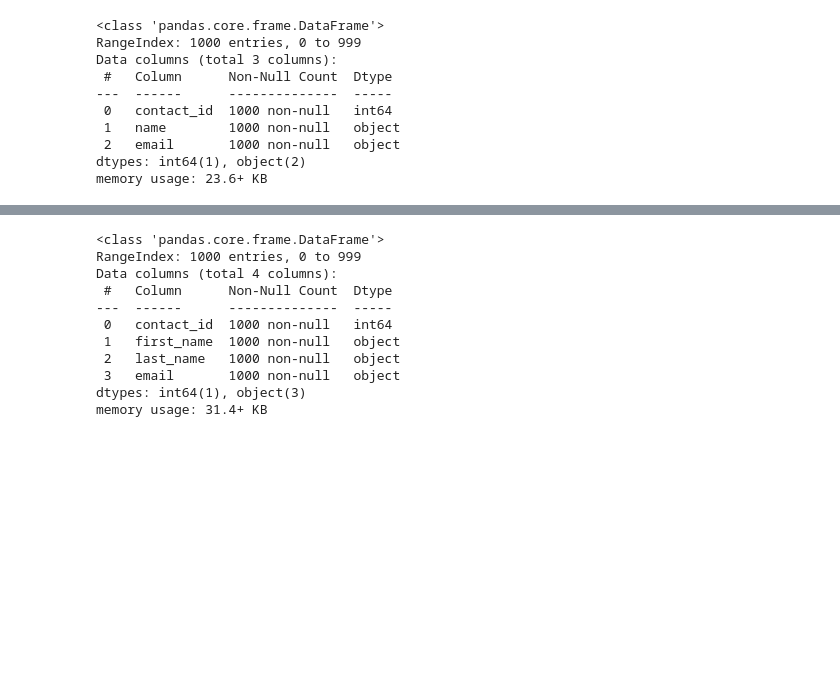
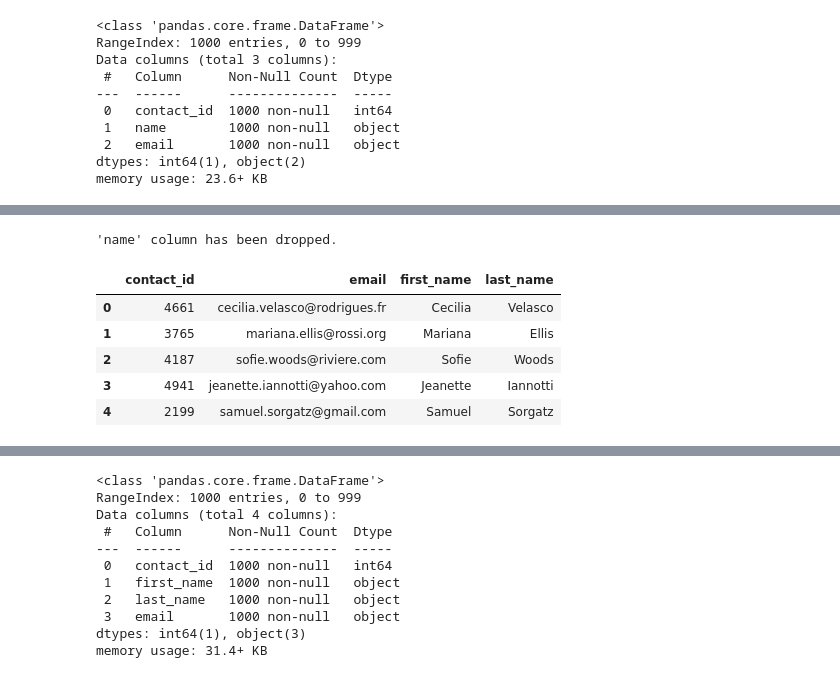
Before and after one commit to ButcherAdam/Crowdfunding_ETL, a Jupyter notebook: ETL_Mini_Project_Starter_Code.ipynb, the cells around one changed output, grey strips where cells are left out. Saved outputs shown, nothing was run; the diff lists cells and outputs as text; code cells hidden in the pictures; blank space fills up the shorter version.

```diff
--- a/ETL_Mini_Project_Starter_Code.ipynb
+++ b/ETL_Mini_Project_Starter_Code.ipynb
@@ -367,2 +358,26 @@ memory usage: 23.6+ KB
+# %%
+# Create a "first"name" and "last_name" column with the first and last names from the "name" column.
+# Check if the 'name' column exists before proceeding
+if 'name' in converted_info_df.columns:
+    # Split the 'name' column into 'first_name' and 'last_name'
+    converted_info_df[['first_name', 'last_name']] = converted_info_df['name'].str.split(' ', expand=True)
+
+    # Drop the 'name' column
+    converted_info_df.drop(columns=['name'], inplace=True)
+    print("'name' column has been dropped.")
+else:
+    print("The 'name' column does not exist. It has already been dropped.")
+# %% [output]
+'name' column has been dropped.
+# %%
+#Check new columns
+converted_info_df.head()
+# %% [output]
+|  | contact_id | email | first_name | last_name |
+| 0 | 4661 | cecilia.velasco@rodrigues.fr | Cecilia | Velasco |
+| 1 | 3765 | mariana.ellis@rossi.org | Mariana | Ellis |
+| 2 | 4187 | sofie.woods@riviere.com | Sofie | Woods |
+| 3 | 4941 | jeanette.iannotti@yahoo.com | Jeanette | Iannotti |
+| 4 | 2199 | samuel.sorgatz@gmail.com | Samuel | Sorgatz |
 # %%
 # Reorder the columns
```
Also changed, not shown: parts of 7 cells of this notebook, 1 other file.
